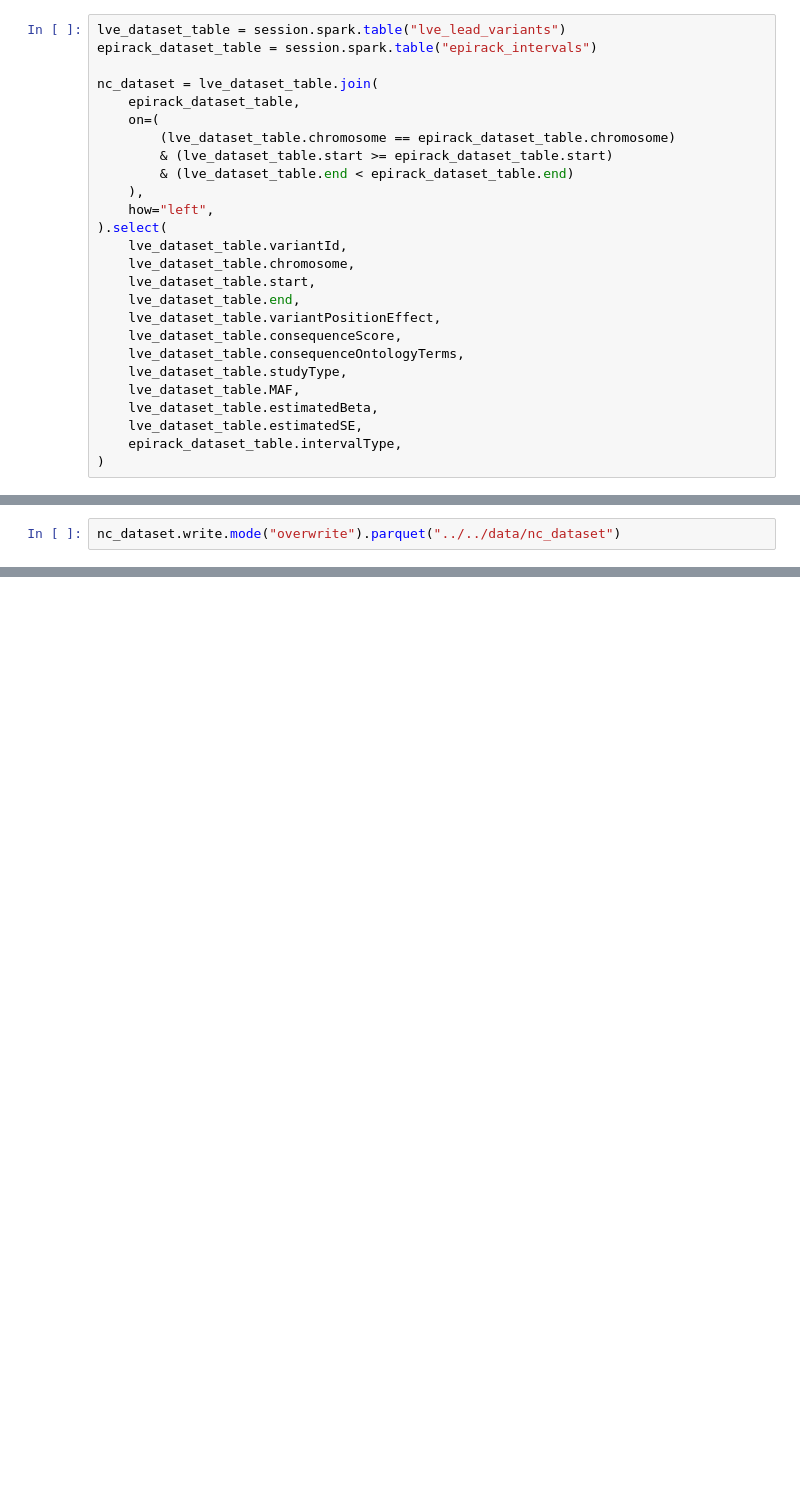
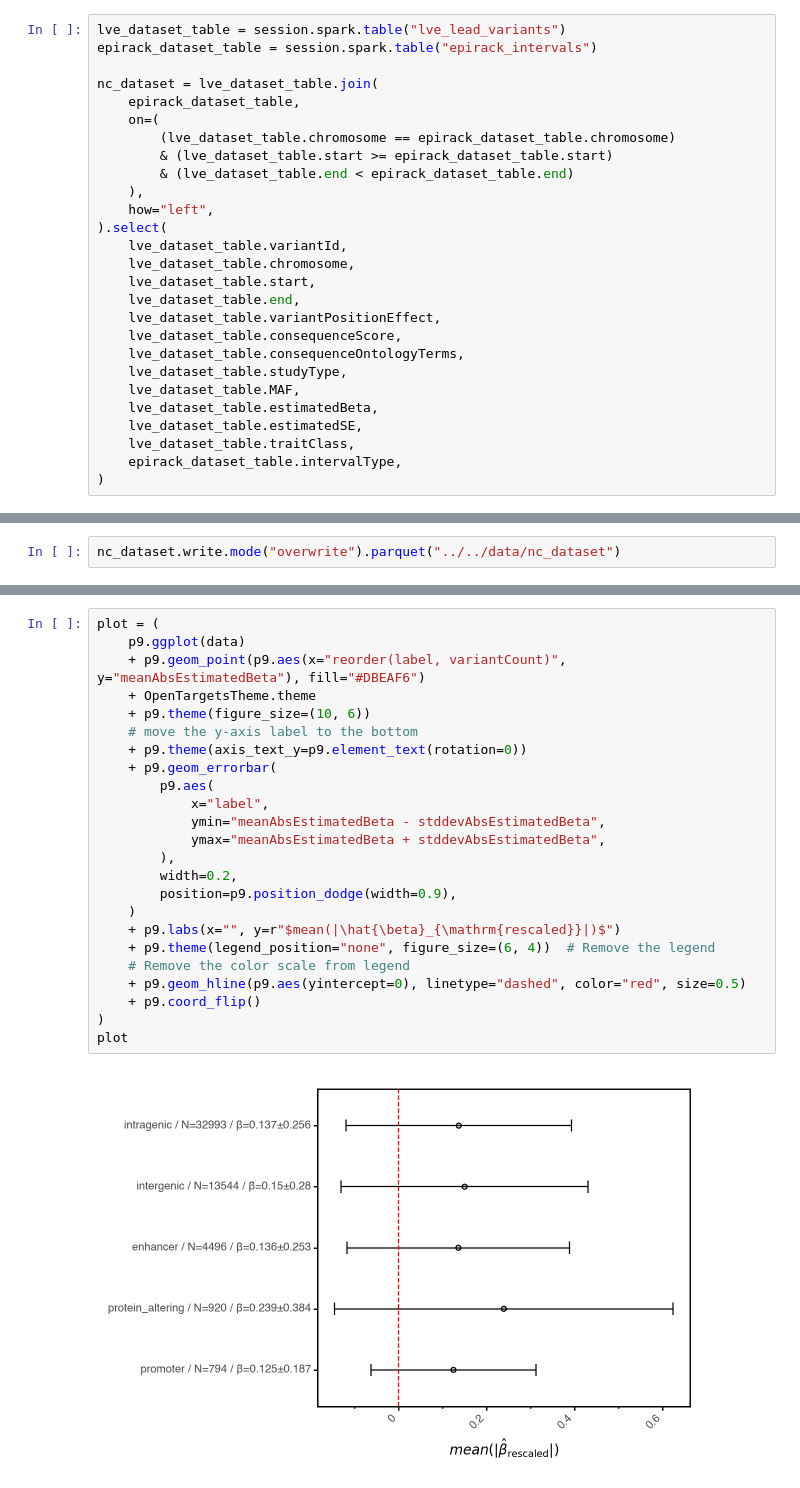
Before and after one commit to opentargets/Gentropy-manuscript, a Jupyter notebook: chapters/in_silico_effect_prediction/05.1_variant_regulatory_consequence.ipynb, the cells around one changed output, grey strips where cells are left out. Cells and saved outputs as stored; diff of their text form; blank space fills up the shorter version.

```diff
--- a/chapters/in_silico_effect_prediction/05.1_variant_regulatory_consequence.ipynb
+++ b/chapters/in_silico_effect_prediction/05.1_variant_regulatory_consequence.ipynb
@@ -129,5 +308,6 @@ nc_dataset = lve_dataset_table.join(
     lve_dataset_table.MAF,
     lve_dataset_table.estimatedBeta,
     lve_dataset_table.estimatedSE,
+    lve_dataset_table.traitClass,
     epirack_dataset_table.intervalType,
 )
@@ -218,0 +486,26 @@ AnalysisException: [UNRESOLVED_COLUMN.WITH_SUGGESTION] A column or function para
+# %%
+plot = (
+    p9.ggplot(data)
+    + p9.geom_point(p9.aes(x="reorder(label, variantCount)", y="meanAbsEstimatedBeta"), fill="#DBEAF6")
+    + OpenTargetsTheme.theme
+    + p9.theme(figure_size=(10, 6))
+    # move the y-axis label to the bottom
+    + p9.theme(axis_text_y=p9.element_text(rotation=0))
+    + p9.geom_errorbar(
+        p9.aes(
+            x="label",
+            ymin="meanAbsEstimatedBeta - stddevAbsEstimatedBeta",
+            ymax="meanAbsEstimatedBeta + stddevAbsEstimatedBeta",
+        ),
+        width=0.2,
+        position=p9.position_dodge(width=0.9),
+    )
+    + p9.labs(x="", y=r"$mean(|\hat{\beta}_{\mathrm{rescaled}}|)$")
+    + p9.theme(legend_position="none", figure_size=(6, 4))  # Remove the legend
+    # Remove the color scale from legend
+    + p9.geom_hline(p9.aes(yintercept=0), linetype="dashed", color="red", size=0.5)
+    + p9.coord_flip()
+)
+plot
+# %% [output]
+[figure, added]
```
Also changed, not shown: parts of 36 cells of this notebook, 18 other files.
